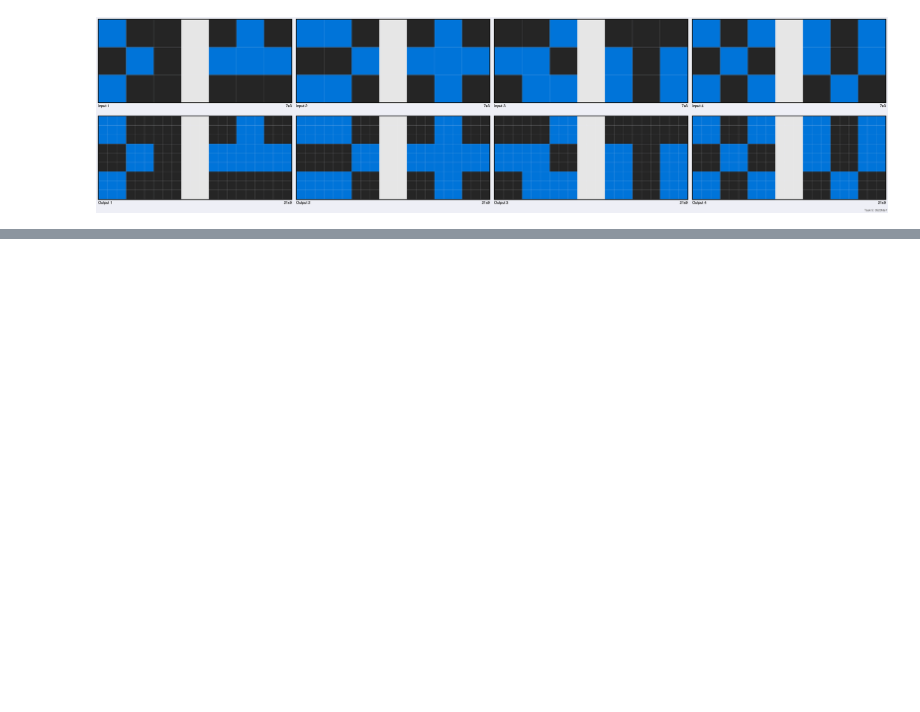
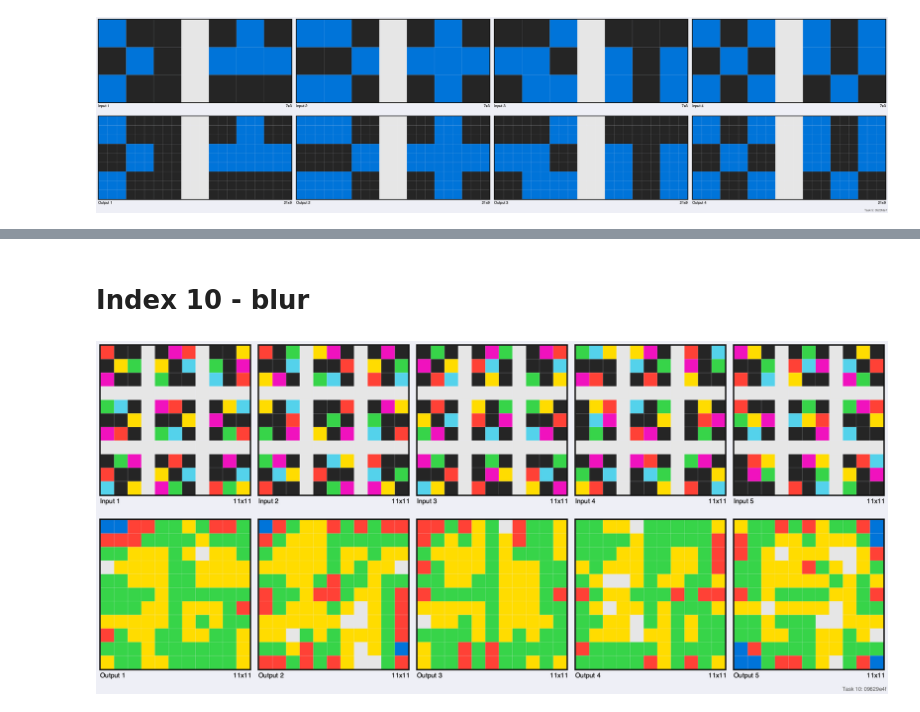
Before and after one commit to mshokrnezhad/ARC, a Jupyter notebook: dataset/data_creation_t1.ipynb, the cells around one changed output, grey strips where cells are left out. Saved outputs shown, nothing was run; the diff lists cells and outputs as text; code cells hidden in the pictures; blank space fills up the shorter version.

```diff
--- a/dataset/data_creation_t1.ipynb
+++ b/dataset/data_creation_t1.ipynb
@@ -180,0 +237,18 @@ apply_transition(task_ids, index, training_challenges, ids_path, transition_conf
+# %% [markdown]
+# Index 10 - blur
+# %%
+from blocks import blur
+
+index = 10
+
+transition_config = {
+    '0':
+        {
+            'name': 'blur',
+            'input': ['grid']
+        },
+}
+
+apply_transition(task_ids, index, training_challenges, transition_config, data_path, figs_path)
+# %% [output]
+[figure, added]
```
Also changed, not shown: parts of 19 cells of this notebook, 11 other files.
